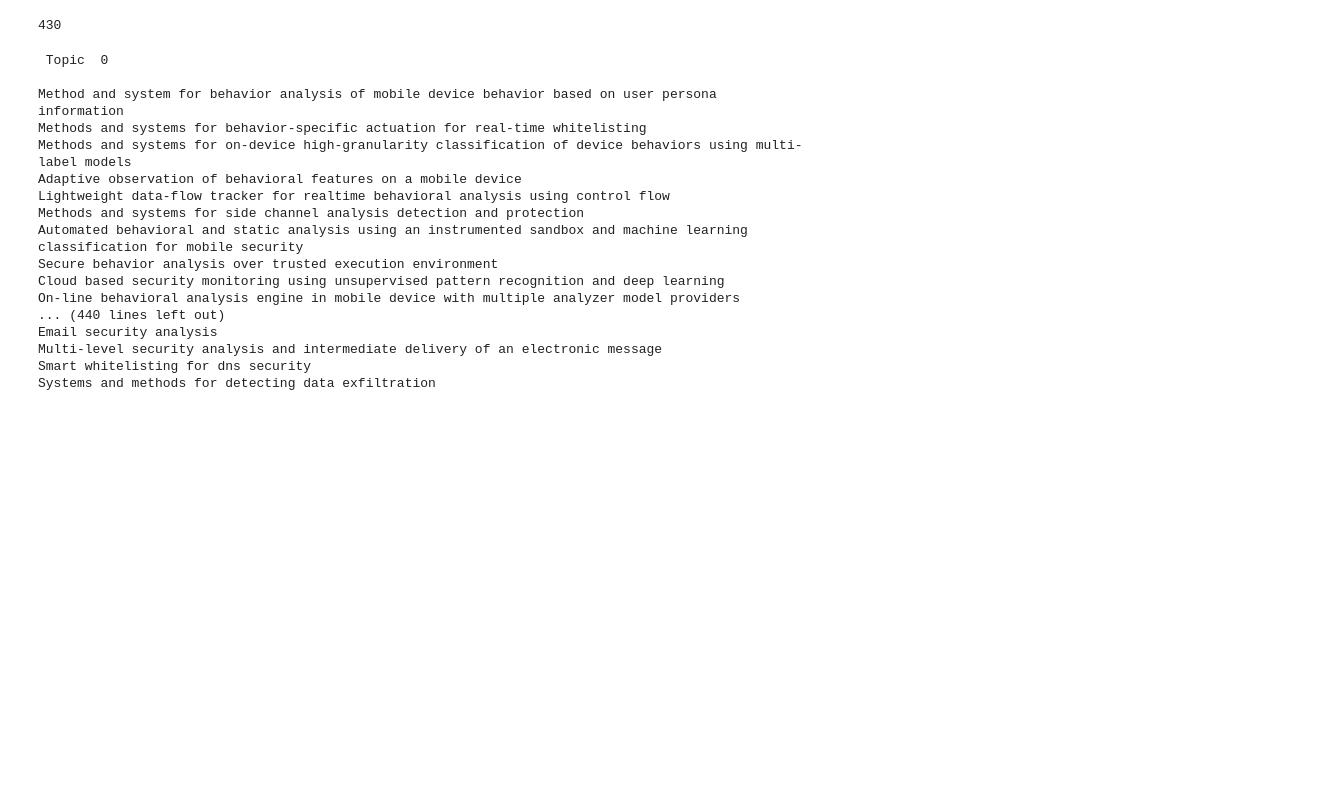
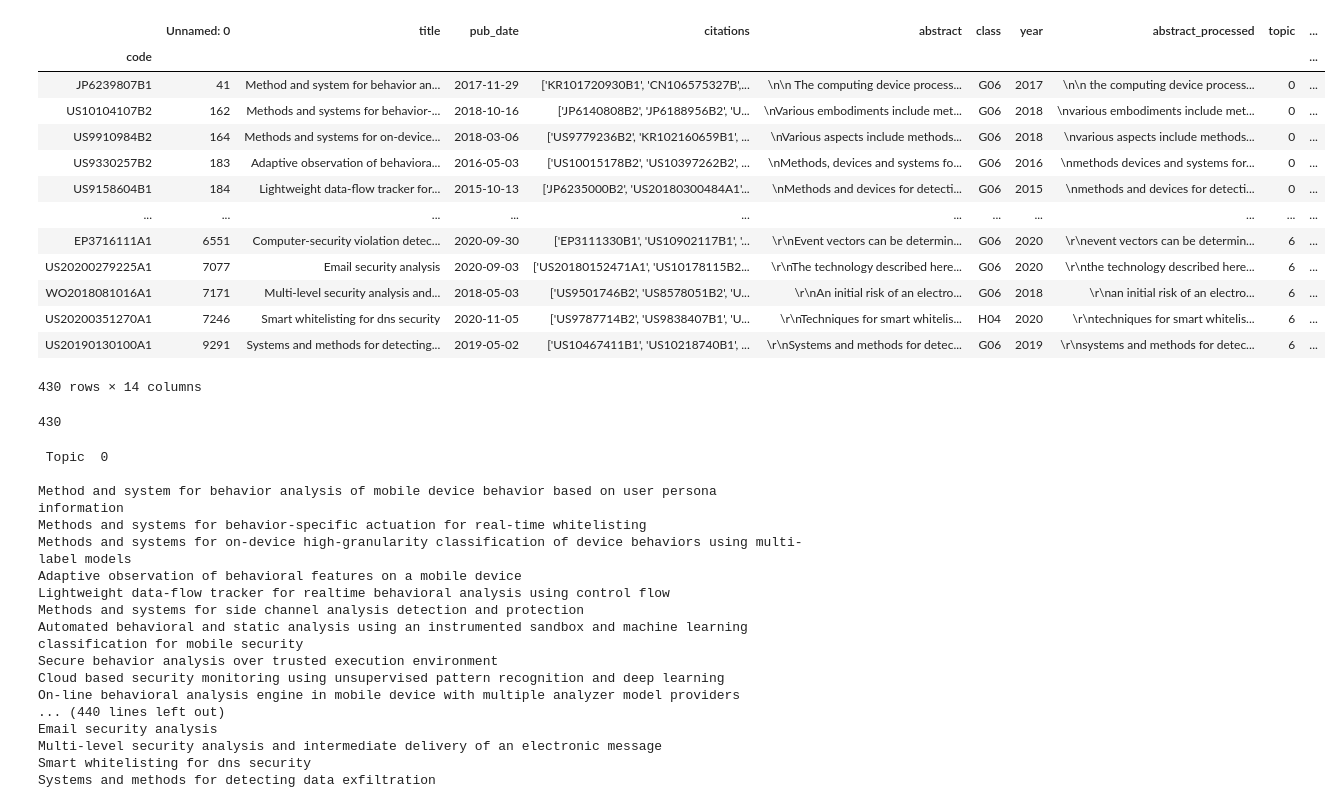
Before and after one commit to carloalbe/SCI-project, a Jupyter notebook: code/Best patents per topics.ipynb, the cells around one changed output. Cells and saved outputs as stored; diff of their text form; code cells hidden in the pictures; blank space fills up the shorter version.

```diff
--- a/code/Best patents per topics.ipynb
+++ b/code/Best patents per topics.ipynb
@@ -22,5 +7,38 @@ The animation.avconv_args rcparam was deprecated in Matplotlib 3.3 and will be r
 # %%
-best = pd.read_csv('../data/bestPatentsPeTopic.csv')
-len(best)
+bestTopics = pd.read_csv('../data/bestPatentsPeTopic.csv',index_col='code')
+bestTopics
 # %% [output]
+|  | Unnamed: 0 | title | pub_date | citations | abstract | class | year | abstract_processed | topic | ... |
+| code |  |  |  |  |  |  |  |  |  | ... |
+| JP6239807B1 | 41 | Method and system for behavior an... | 2017-11-29 | ['KR101720930B1', 'CN106575327B',... | \n\n The computing device process... | G06 | 2017 | \n\n the computing device process... | 0 | ... |
+| US10104107B2 | 162 | Methods and systems for behavior-... | 2018-10-16 | ['JP6140808B2', 'JP6188956B2', 'U... | \nVarious embodiments include met... | G06 | 2018 | \nvarious embodiments include met... | 0 | ... |
+| US9910984B2 | 164 | Methods and systems for on-device... | 2018-03-06 | ['US9779236B2', 'KR102160659B1', ... | \nVarious aspects include methods... | G06 | 2018 | \nvarious aspects include methods... | 0 | ... |
+| US9330257B2 | 183 | Adaptive observation of behaviora... | 2016-05-03 | ['US10015178B2', 'US10397262B2', ... | \nMethods, devices and systems fo... | G06 | 2016 | \nmethods devices and systems for... | 0 | ... |
+| US9158604B1 | 184 | Lightweight data-flow tracker for... | 2015-10-13 | ['JP6235000B2', 'US20180300484A1'... | \nMethods and devices for detecti... | G06 | 2015 | \nmethods and devices for detecti... | 0 | ... |
+| ... | ... | ... | ... | ... | ... | ... | ... | ... | ... | ... |
+| EP3716111A1 | 6551 | Computer-security violation detec... | 2020-09-30 | ['EP3111330B1', 'US10902117B1', '... | \r\nEvent vectors can be determin... | G06 | 2020 | \r\nevent vectors can be determin... | 6 | ... |
+| US20200279225A1 | 7077 | Email security analysis | 2020-09-03 | ['US20180152471A1', 'US10178115B2... | \r\nThe technology described here... | G06 | 2020 | \r\nthe technology described here... | 6 | ... |
+| WO2018081016A1 | 7171 | Multi-level security analysis and... | 2018-05-03 | ['US9501746B2', 'US8578051B2', 'U... | \r\nAn initial risk of an electro... | G06 | 2018 | \r\nan initial risk of an electro... | 6 | ... |
+| US20200351270A1 | 7246 | Smart whitelisting for dns security | 2020-11-05 | ['US9787714B2', 'US9838407B1', 'U... | \r\nTechniques for smart whitelis... | H04 | 2020 | \r\ntechniques for smart whitelis... | 6 | ... |
+| US20190130100A1 | 9291 | Systems and methods for detecting... | 2019-05-02 | ['US10467411B1', 'US10218740B1', ... | \r\nSystems and methods for detec... | G06 | 2019 | \r\nsystems and methods for detec... | 6 | ... |
-430
+430 rows × 14 columns
+# %%
+best = bestTopics
+import networkx as nx
+G = nx.read_graphml("../data/7topicsCores.graphml")
+bestG = nx.Graph()
+
+for code, patent in best.iterrows():
+    if patent['citations'] != '[]': #citation is a string represetnation of a list
+        for l in str(patent['citations'][1:-1]).split(','):
+            link = l.replace(" ","")[1:-1]
+            if link in best.index and link!=code:
+                bestG.add_edge(code, str(link) )
+print(len(bestG))
+for node in bestG.nodes():
+    for key in G.nodes[node].keys():
+        bestG.nodes[node][key] = G.nodes[node][key]
+
+nx.write_graphml(bestG,'../data/bestG.graphml')
+# %% [output]
+430
```
Also changed, not shown: parts of 32 cells of this notebook, 17 other files.
